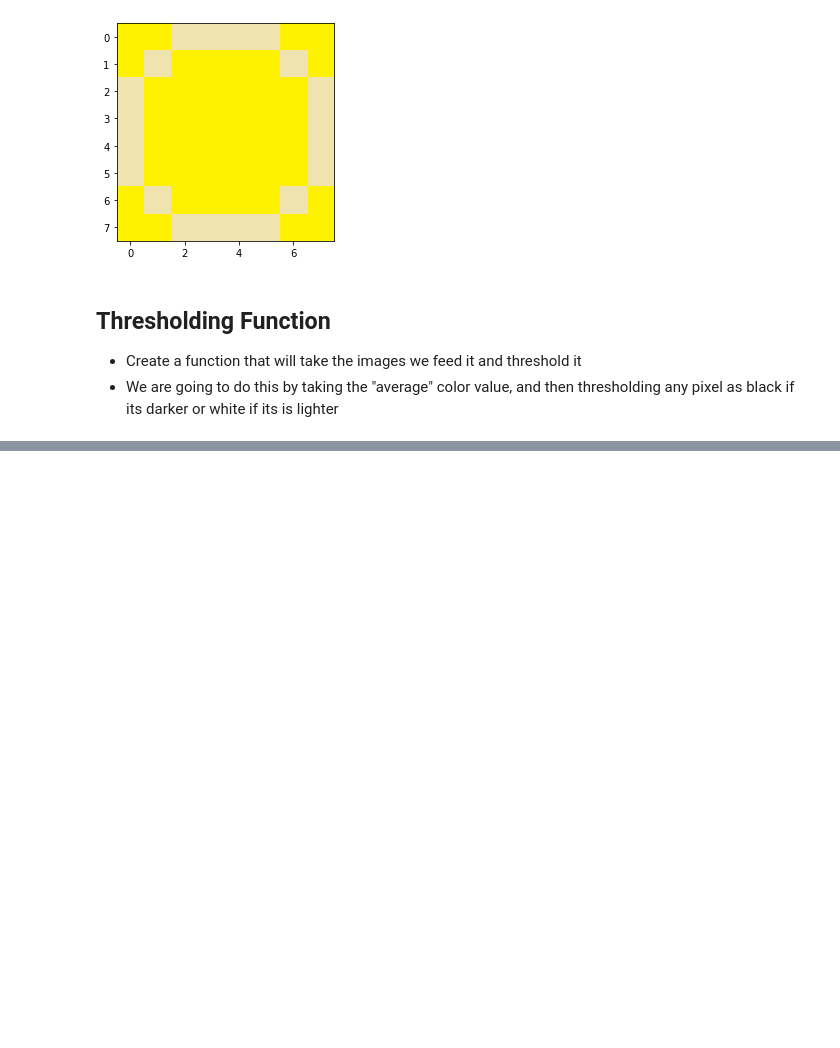
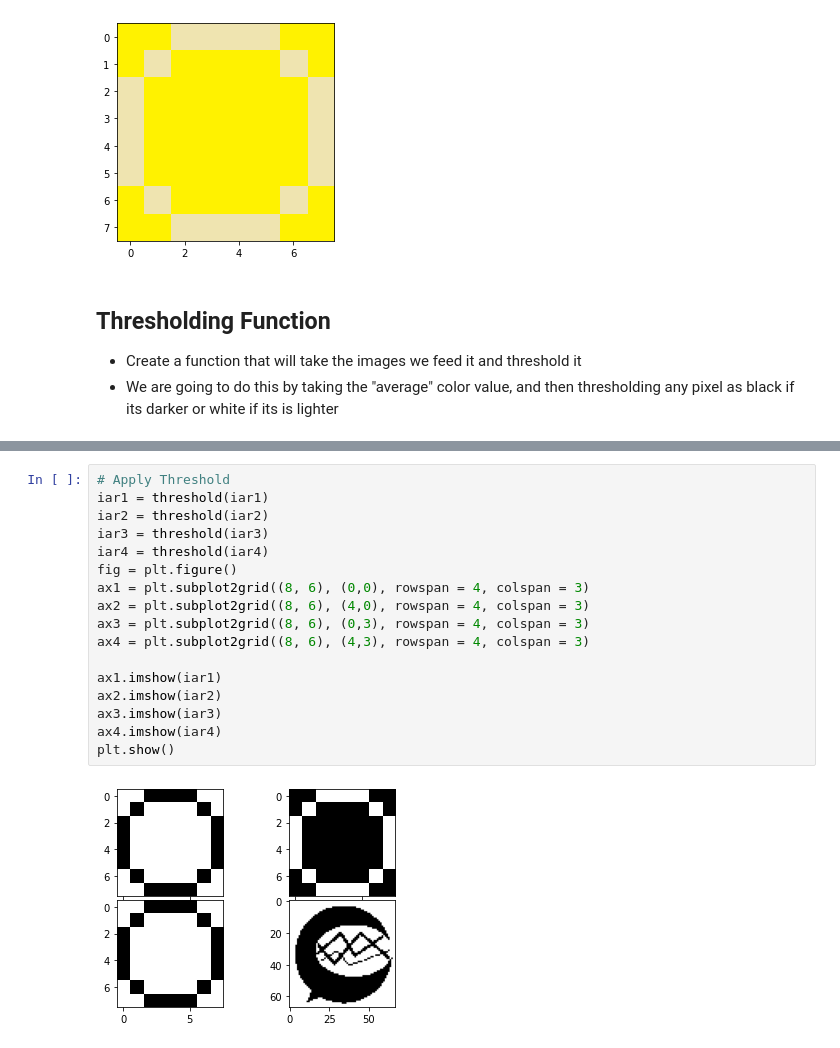
Before and after one commit to balaorcl/deeplearning, a Jupyter notebook: image_basics.ipynb, the cells around one changed output, grey strips where cells are left out. Saved outputs shown, nothing was run; the diff lists cells and outputs as text; blank space fills up the shorter version.

Commit message:
Applied threshold logic

```diff
--- a/image_basics.ipynb
+++ b/image_basics.ipynb
@@ -188,0 +228,19 @@ def threshold(imageArray):
+# %%
+# Apply Threshold
+iar1 = threshold(iar1)
+iar2 = threshold(iar2)
+iar3 = threshold(iar3)
+iar4 = threshold(iar4)
+fig = plt.figure()
+ax1 = plt.subplot2grid((8, 6), (0,0), rowspan = 4, colspan = 3)
+ax2 = plt.subplot2grid((8, 6), (4,0), rowspan = 4, colspan = 3)
+ax3 = plt.subplot2grid((8, 6), (0,3), rowspan = 4, colspan = 3)
+ax4 = plt.subplot2grid((8, 6), (4,3), rowspan = 4, colspan = 3)
+
+ax1.imshow(iar1)
+ax2.imshow(iar2)
+ax3.imshow(iar3)
+ax4.imshow(iar4)
+plt.show()
+# %% [output]
+[figure, added]
```
Also changed, not shown: parts of 12 cells of this notebook.
